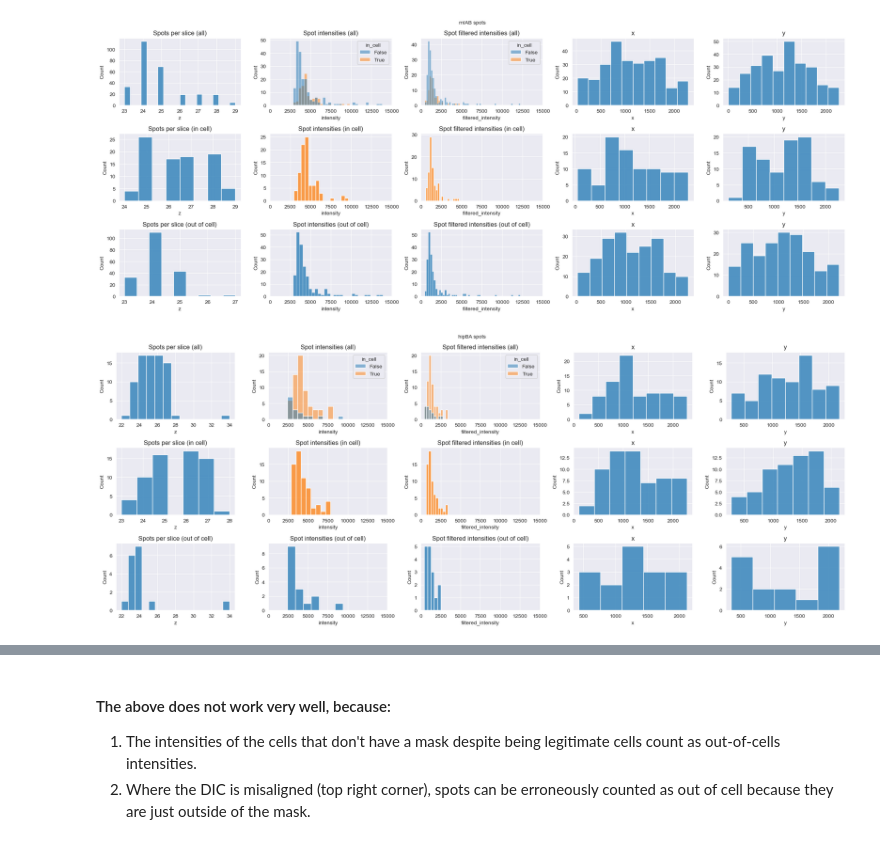
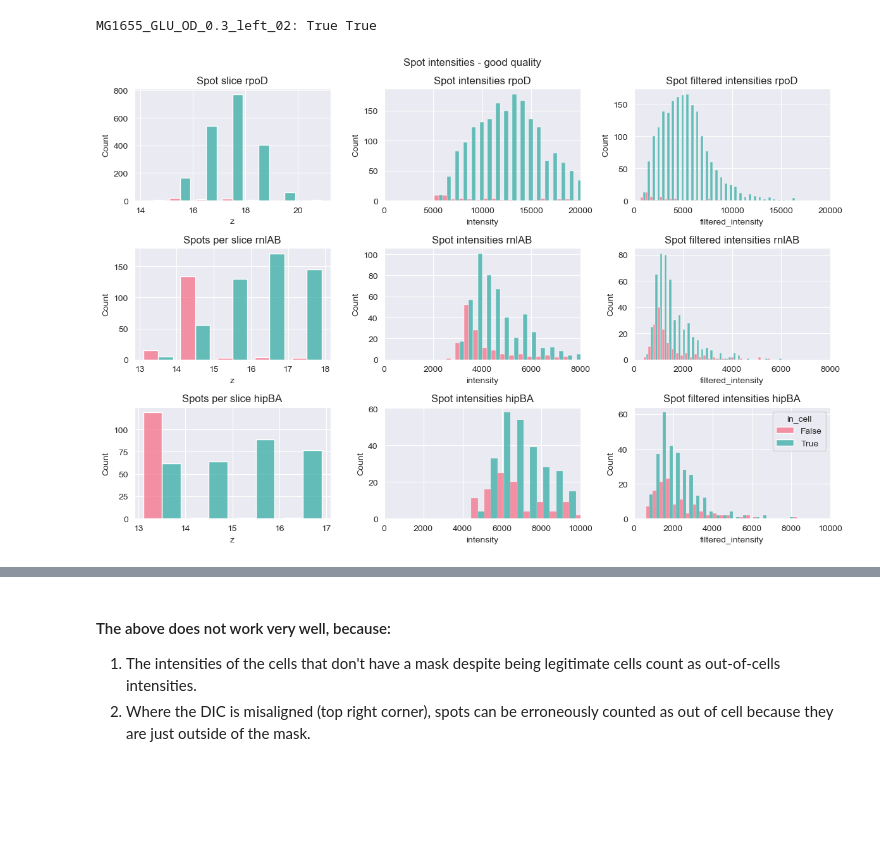
Before and after one commit to LaToyaVanderB/Ecoli_smFISH, a Jupyter notebook: src/intensities.ipynb, the cells around one changed output, grey strips where cells are left out. Saved outputs shown, nothing was run; the diff lists cells and outputs as text; code cells hidden in the pictures; blank space fills up the shorter version.

```diff
--- a/src/intensities.ipynb
+++ b/src/intensities.ipynb
@@ -1,5 +1,6 @@
 # %%
 import numpy as np
+from bokeh.transform import dodge
 from seaborn import color_palette
 from skimage import io
 import re
@@ -11,6 +12,8 @@ from pathlib import Path
 import json
 from copy import copy
 from pprint import pprint
+
+sns.set_style("darkgrid")
 # %%
 def get_image(configfile, stem):
     with open(configfile) as f:
@@ -166,64 +92,12 @@ plt.tight_layout();
-# %%
-# rnlAB
-mrna = 'rnlAB'
-spots = pd.DataFrame(np.load(img[mrna]['spotsfile']), columns=['z', 'y', 'x', 'intensity', 'filtered_intensity', 'label'])
-spots['in_cell'] = spots.apply(lambda s: False if s['label'] == 0 else True, axis=1)
-
-fig, ax = plt.subplots(3, 5, figsize=(20, 8))
-xmax = 15000
-sns.histplot(spots, x='z', ax=ax[0][0]).set(title='Spots per slice (all)')
-sns.histplot(spots, x='intensity', hue='in_cell', ax=ax[0][1]).set(title='Spot intensities (all)', xlim=(0, xmax))
-sns.histplot(spots, x='filtered_intensity', hue='in_cell', ax=ax[0][2]).set(title='Spot filtered intensities (all)', xlim=(0, xmax))
-sns.histplot(spots, x='x', ax=ax[0][3]).set(title='x')
-sns.histplot(spots, x='y', ax=ax[0][4]).set(title='y')
-
-sns.histplot(spots.query('label > 0'), x='z', ax=ax[1][0]).set(title='Spots per slice (in cell)')
-sns.histplot(spots.query('label > 0'), x='intensity', color=sns.color_palette()[1], ax=ax[1][1]).set(title='Spot intensities (in cell)', xlim=(0, xmax))
-sns.histplot(spots.query('label > 0'), x='filtered_intensity', color=sns.color_palette()[1], ax=ax[1][2]).set(title='Spot filtered intensities (in cell)', xlim=(0, xmax))
-sns.histplot(spots.query('label > 0'), x='x', ax=ax[1][3]).set(title='x')
-sns.histplot(spots.query('label > 0'), x='y', ax=ax[1][4]).set(title='y')
-
-sns.histplot(spots.query('label == 0'), x='z', ax=ax[2][0]).set(title='Spots per slice (out of cell)')
-sns.histplot(spots.query('label == 0'), x='intensity', color=sns.color_palette()[0], ax=ax[2][1]).set(title='Spot intensities (out of cell)', xlim=(0, xmax))
-sns.histplot(spots.query('label == 0'), x='filtered_intensity', color=sns.color_palette()[0], ax=ax[2][2]).set(title='Spot filtered intensities (out of cell)', xlim=(0, xmax))
-sns.histplot(spots.query('label == 0'), x='x', ax=ax[2][3]).set(title='x')
-sns.histplot(spots.query('label == 0'), x='y', ax=ax[2][4]).set(title='y')
-
-fig.suptitle(f'{mrna} spots', fontsize=10)
-
-plt.tight_layout();
-# %% [output]
-[figure, removed]
-# %%
-# hipBA
-mrna = 'hipBA'
-spots = pd.DataFrame(np.load(img[mrna]['spotsfile']), columns=['z', 'y', 'x', 'intensity', 'filtered_intensity', 'label'])
-spots['in_cell'] = spots.apply(lambda s: False if s['label'] == 0 else True, axis=1)
-
-fig, ax = plt.subplots(3, 5, figsize=(20, 8))
-xmax = 15000
-sns.histplot(spots, x='z', ax=ax[0][0]).set(title='Spots per slice (all)')
-sns.histplot(spots, x='intensity', hue='in_cell', ax=ax[0][1]).set(title='Spot intensities (all)', xlim=(0, xmax))
-sns.histplot(spots, x='filtered_intensity', hue='in_cell', ax=ax[0][2]).set(title='Spot filtered intensities (all)', xlim=(0, xmax))
-sns.histplot(spots, x='x', ax=ax[0][3]).set(title='x')
-sns.histplot(spots, x='y', ax=ax[0][4]).set(title='y')
-
-sns.histplot(spots.query('label > 0'), x='z', ax=ax[1][0]).set(title='Spots per slice (in cell)')
-sns.histplot(spots.query('label > 0'), x='intensity', color=sns.color_palette()[1], ax=ax[1][1]).set(title='Spot intensities (in cell)', xlim=(0, xmax))
-sns.histplot(spots.query('label > 0'), x='filtered_intensity', color=sns.color_palette()[1], ax=ax[1][2]).set(title='Spot filtered intensities (in cell)', xlim=(0, xmax))
-sns.histplot(spots.query('label > 0'), x='x', ax=ax[1][3]).set(title='x')
-sns.histplot(spots.query('label > 0'), x='y', ax=ax[1][4]).set(title='y')
-
-sns.histplot(spots.query('label == 0'), x='z', ax=ax[2][0]).set(title='Spots per slice (out of cell)')
-sns.histplot(spots.query('label == 0'), x='intensity', color=sns.color_palette()[0], ax=ax[2][1]).set(title='Spot intensities (out of cell)', xlim=(0, xmax))
-sns.histplot(spots.query('label == 0'), x='filtered_intensity', color=sns.color_palette()[0], ax=ax[2][2]).set(title='Spot filtered intensities (out of cell)', xlim=(0, xmax))
-sns.histplot(spots.query('label == 0'), x='x', ax=ax[2][3]).set(title='x')
-sns.histplot(spots.query('label == 0'), x='y', ax=ax[2][4]).set(title='y')
-
-fig.suptitle(f'{mrna} spots', fontsize=10)
-
-plt.tight_layout();
-# %% [output]
-[figure, removed]
+# %%
+# even better picture (good signal and good segmentation)
+configfile = '/Volumes/Flodrive/Florence/smFISH/analysis/20240927-exp16/config-detection-processed.json'
+stem = 'MG1655_GLU_OD_0.3_left_02'
+
+img = get_image(configfile, stem)
+plot_intensities(img, 'Spot intensities - good quality')
+# %% [output]
+MG1655_GLU_OD_0.3_left_02: True True
+[figure, added]
 # %%
 # even better picture (good signal and good segmentation)
```
Also changed, not shown: parts of 20 cells of this notebook, 5 other files.
